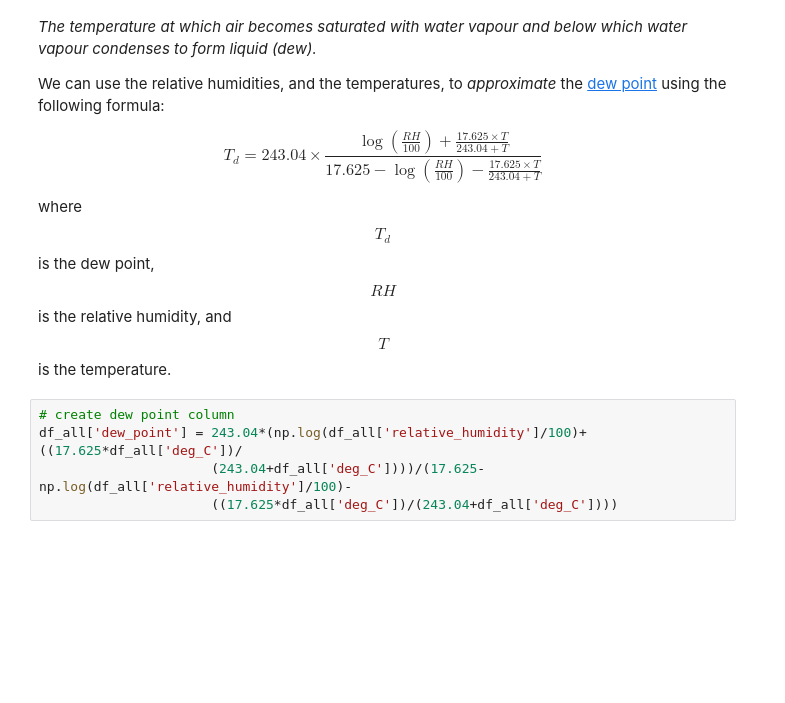
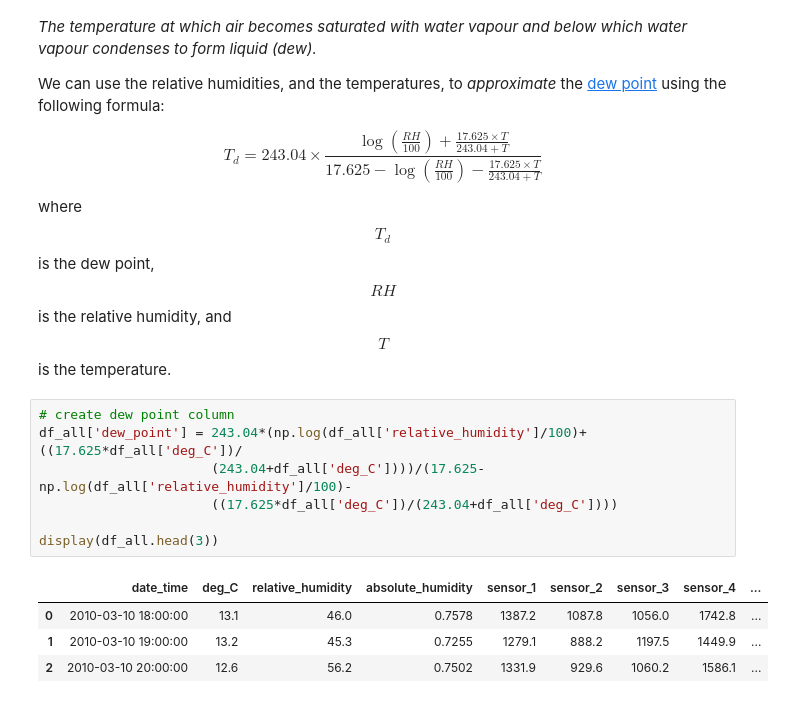
Before and after one commit to Luke-Marques/TPS07Challenge, a Jupyter notebook: tps_07_challenge.ipynb, the cells around one changed output. Saved outputs shown, nothing was run; the diff lists cells and outputs as text; blank space fills up the shorter version.

```diff
--- a/tps_07_challenge.ipynb
+++ b/tps_07_challenge.ipynb
@@ -329,5 +334,12 @@ where $$T_d$$ is the dew point, $$RH$$ is the relative humidity, and $$T$$ is th
 # %%
 # create dew point column
 df_all['dew_point'] = 243.04*(np.log(df_all['relative_humidity']/100)+((17.625*df_all['deg_C'])/
                       (243.04+df_all['deg_C'])))/(17.625-np.log(df_all['relative_humidity']/100)-
                       ((17.625*df_all['deg_C'])/(243.04+df_all['deg_C'])))
+
+display(df_all.head(3))
+# %% [output]
+|  | date_time | deg_C | relative_humidity | absolute_humidity | sensor_1 | sensor_2 | sensor_3 | sensor_4 | ... |
+| 0 | 2010-03-10 18:00:00 | 13.1 | 46.0 | 0.7578 | 1387.2 | 1087.8 | 1056.0 | 1742.8 | ... |
+| 1 | 2010-03-10 19:00:00 | 13.2 | 45.3 | 0.7255 | 1279.1 | 888.2 | 1197.5 | 1449.9 | ... |
+| 2 | 2010-03-10 20:00:00 | 12.6 | 56.2 | 0.7502 | 1331.9 | 929.6 | 1060.2 | 1586.1 | ... |
```
Also changed, not shown: parts of 13 cells of this notebook.
